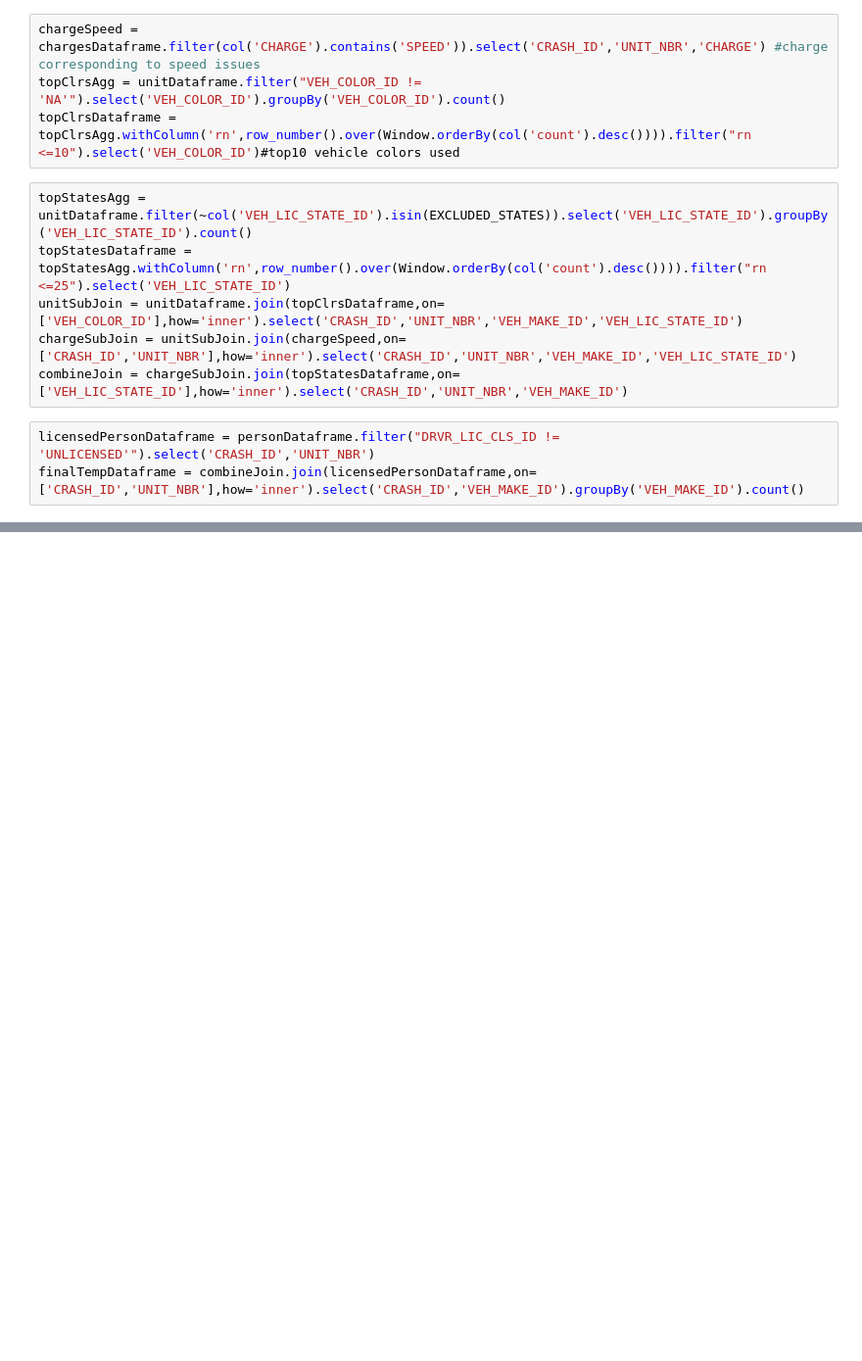
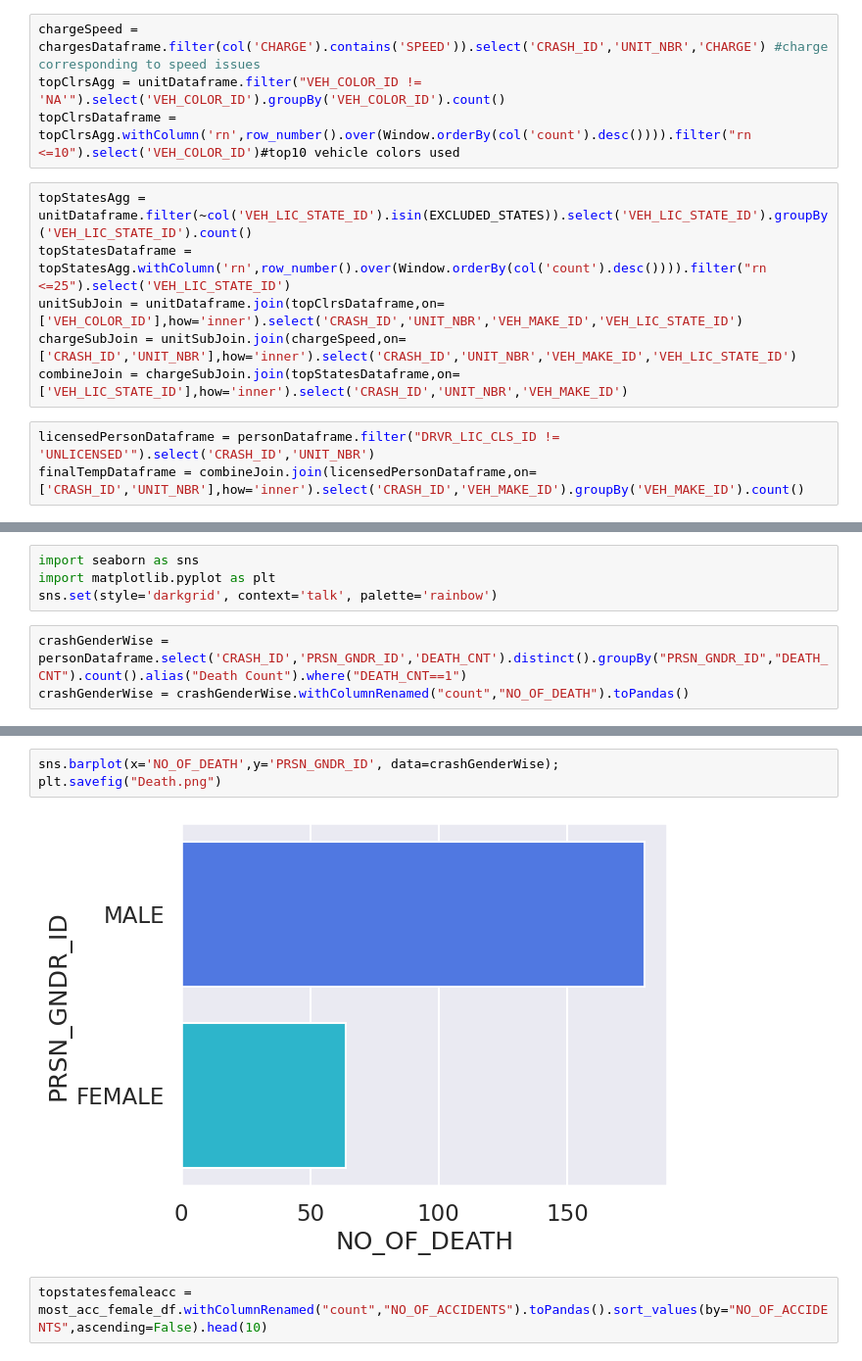
Before and after one commit to Vivek-Murali/CarCrashAnalysis, a Jupyter notebook: notebooks/workbook.ipynb, the cells around one changed output, grey strips where cells are left out. Shown at 98% size. Saved outputs shown, nothing was run; the diff lists cells and outputs as text; blank space fills up the shorter version.

```diff
--- a/notebooks/workbook.ipynb
+++ b/notebooks/workbook.ipynb
@@ -513,0 +518,7 @@ finalTempDataframe.withColumn('rn',row_number().over(Window.orderBy(col('count')
+# %%
+import seaborn as sns
+import matplotlib.pyplot as plt
+sns.set(style='darkgrid', context='talk', palette='rainbow')
+# %%
+crashGenderWise = personDataframe.select('CRASH_ID','PRSN_GNDR_ID','DEATH_CNT').distinct().groupBy("PRSN_GNDR_ID","DEATH_CNT").count().alias("Death Count").where("DEATH_CNT==1")
+crashGenderWise = crashGenderWise.withColumnRenamed("count","NO_OF_DEATH").toPandas()
@@ -513,0 +531,7 @@ finalTempDataframe.withColumn('rn',row_number().over(Window.orderBy(col('count')
+# %%
+sns.barplot(x='NO_OF_DEATH',y='PRSN_GNDR_ID', data=crashGenderWise);
+plt.savefig("Death.png")
+# %% [output]
+[figure, added]
+# %%
+topstatesfemaleacc = most_acc_female_df.withColumnRenamed("count","NO_OF_ACCIDENTS").toPandas().sort_values(by="NO_OF_ACCIDENTS",ascending=False).head(10)
```
Also changed, not shown: parts of 11 cells of this notebook, 2 other files.
